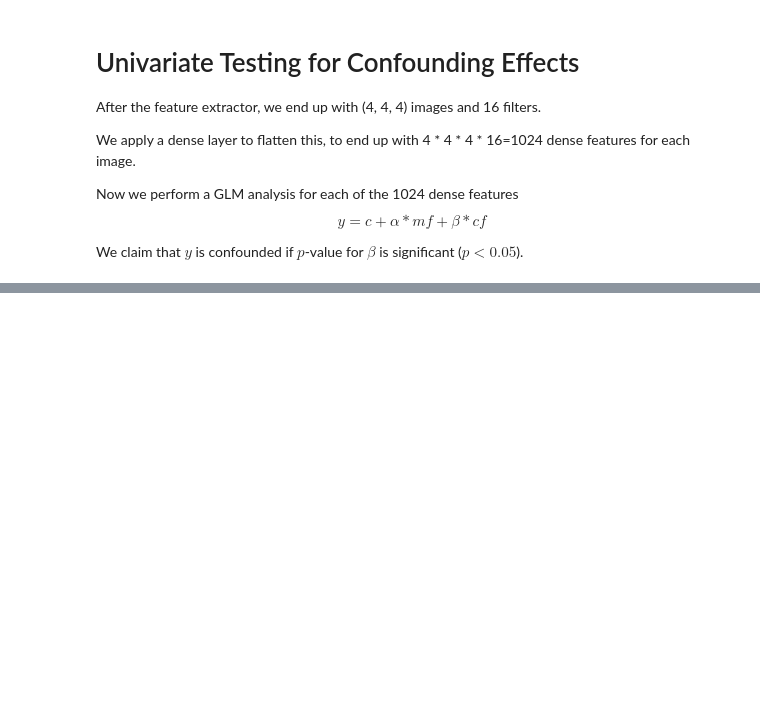
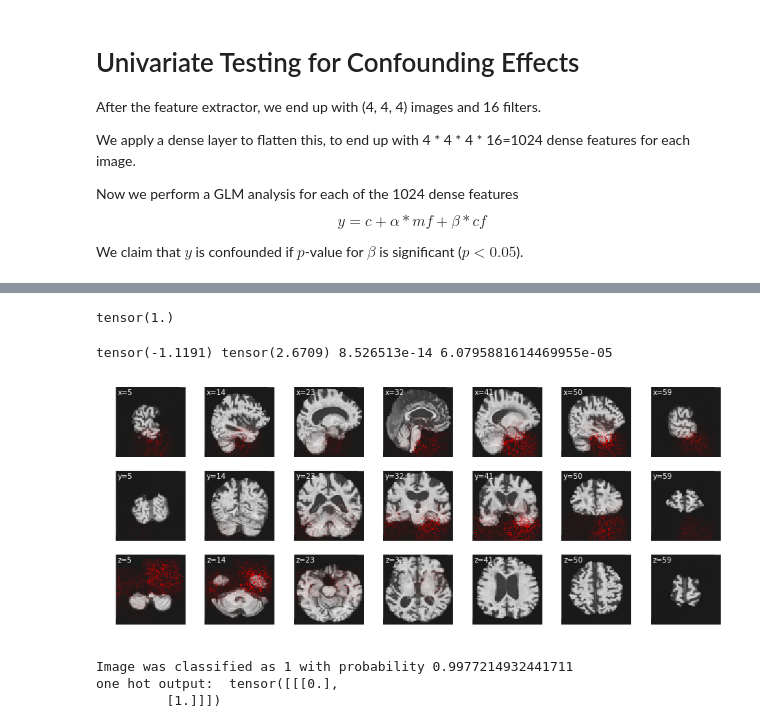
Before and after one commit to kathyfan/cs231n-adni, a Jupyter notebook: new_code/glm.ipynb, the cells around one changed output, grey strips where cells are left out. Cells and saved outputs as stored; diff of their text form; code cells hidden in the pictures; blank space fills up the shorter version.

Commit message:
confounder code

```diff
--- a/new_code/glm.ipynb
+++ b/new_code/glm.ipynb
@@ -240,0 +301,27 @@ glm()
+# %%
+mask = glm()
+# %%
+import torch
+import torch.nn as nn
+import torch.optim as optim
+
+# Call as: feature_dense_enc_masked = BinaryMask(32,mask,pre_feature)(feature_dense_enc)
+# feature_dens_enc should be the flatted conv layer, 32 is an output dimension size
+# Next call in notebook is classifier(feature_dense_enc_masked)
+# Classifier is a model, so your variable for the binary mask should be passed into a Model() variable
+class BinaryMask(nn.Module):
+
+    def __init__(self, output_dim, mask, **kwargs):
+        self.output_dim = output_dim
+        self.mask = torch.Tensor(mask)
+
+        super(BinaryMask, self).__init__(**kwargs)
+
+#     def init_model(self):
+#         self.mask_tensor = torch.tensor(self.mask)
+
+    def forward(self, x):
+        return x * self.mask
+
+    def compute_output_shape(self, input_shape):
+        return (input_shape[0], self.output_dim)
@@ -240,0 +373,5 @@ glm()
+# %%
+confounder_mod = Confounder3DCNN(in_num_ch=1, img_size=(64,64,64), inter_num_ch=16, fc_num_ch=16,
+                                    conv_act='relu', fc_act='tanh').to(torch.device('cpu'))
+# %%
+confounder_ex = interpretation.sensitivity_analysis(confounder_mod, test_data[220], cuda=False, verbose=True)
@@ -240,0 +387,22 @@ glm()
+# %%
+test_labels[220]
+# %% [output]
+tensor(1.)
+# %%
+vis_utils.plot_slices(test_data[220][0], num_slices = 7, overlay=confounder_ex[0],
+                  overlay_vmax=np.percentile(confounder_ex, 99.9),
+                  overlay_cmap=vis_utils.alpha_to_red_cmap)
+# %% [output]
+tensor(-1.1191) tensor(2.6709) 8.526513e-14 6.0795881614469955e-05
+[figure, added]
+# %%
+net = model.SingleTimestep3DCNN(in_num_ch=1, img_size=(64,64,64), inter_num_ch=16, fc_num_ch=16,
+                            conv_act='relu', fc_act='tanh').to(torch.device('cpu'))
+net.load_state_dict(torch.load('../ckpt/2020_5_18_16_42/epoch031.pth.tar')['model'])
+net.eval()
+
+regular_saliency = interpretation.sensitivity_analysis(net, test_data[220], cuda=False, verbose=True)
+# %% [output]
+Image was classified as 1 with probability 0.9977214932441711
+one hot output:  tensor([[[0.],
+         [1.]]])
```
Also changed, not shown: parts of 13 cells of this notebook.
